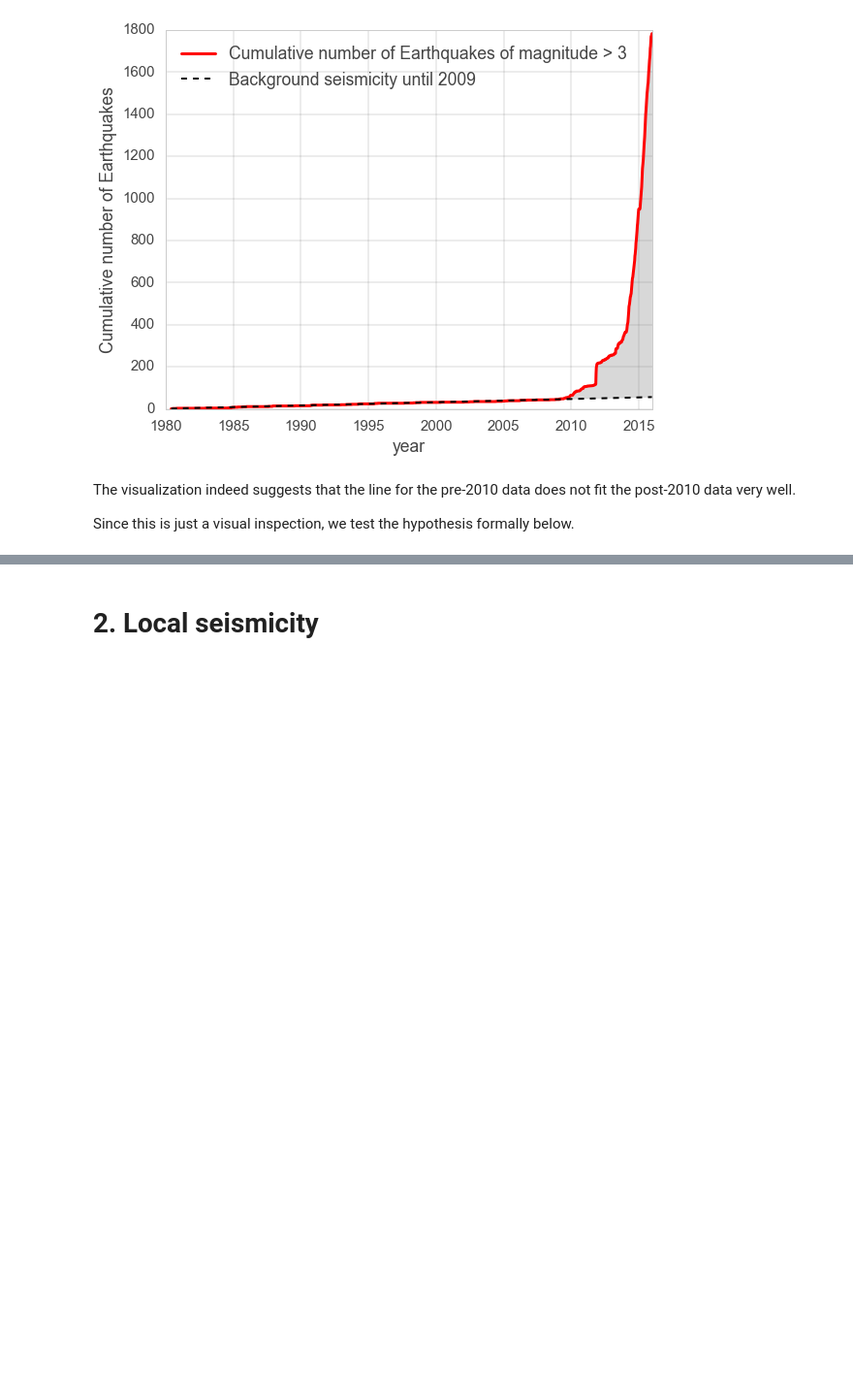
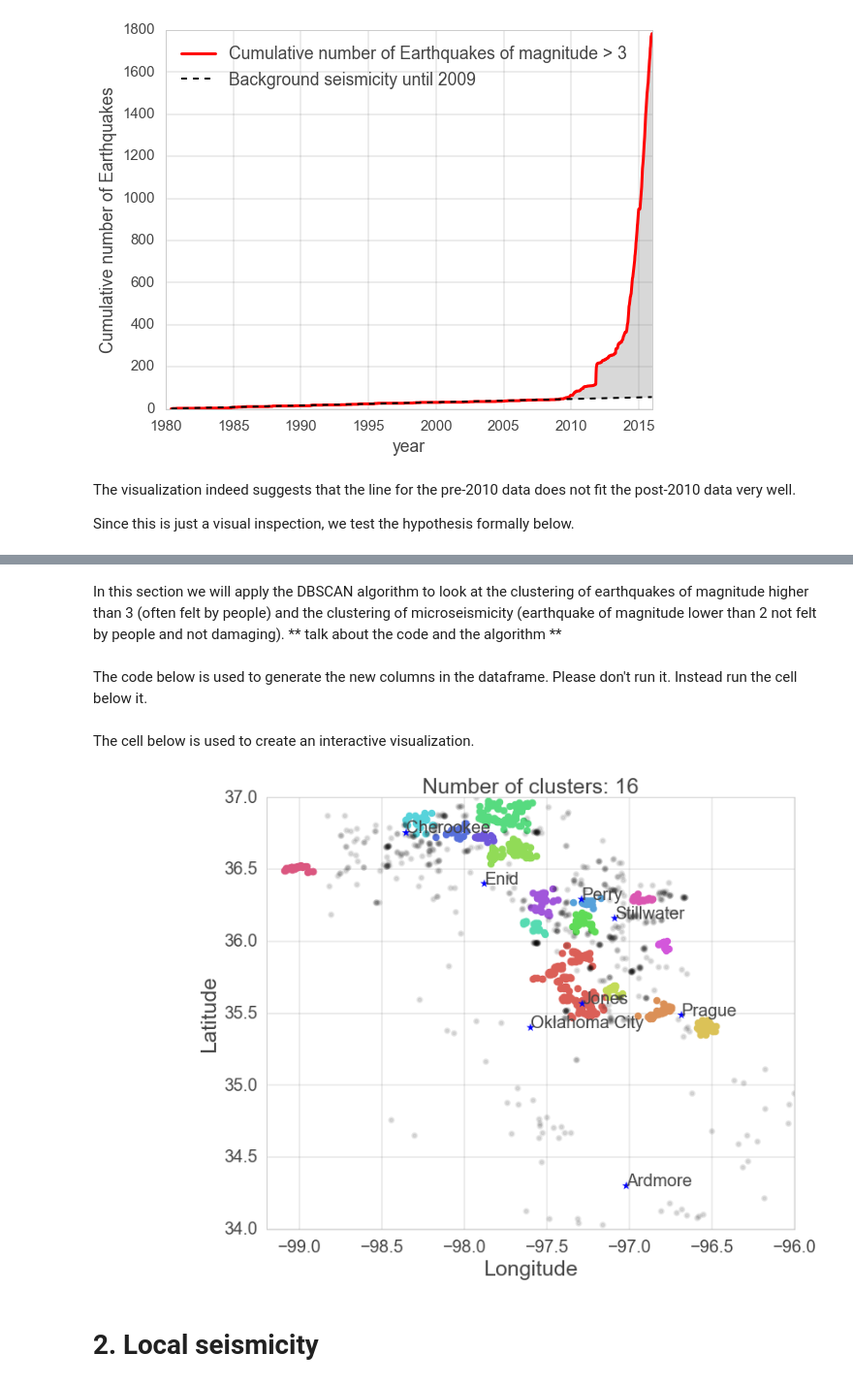
Before and after one commit to tperol/earthquake-clusters, a Jupyter notebook: Final.ipynb, the cells around one changed output, grey strips where cells are left out. Shown at 97% size. Saved outputs shown, nothing was run; the diff lists cells and outputs as text; code cells hidden in the pictures; blank space fills up the shorter version.

Commit message:
added clustering to Final.ipynb

```diff
--- a/Final.ipynb
+++ b/Final.ipynb
@@ -314,0 +317,2 @@ Since this is just a visual inspection, we test the hypothesis formally below.
+# %% [markdown]
+In this section we will apply the DBSCAN algorithm to look at the clustering of earthquakes of magnitude higher than 3 (often felt by people) and the clustering of microseismicity (earthquake of magnitude lower than 2 not felt by people and not damaging). ** talk about the code and the algorithm **
@@ -314,0 +509,2 @@ Since this is just a visual inspection, we test the hypothesis formally below.
+# %% [markdown]
+The code below is used to generate the new columns in the dataframe. Please don't run it. Instead run the cell below it.
@@ -315,3 +527,12 @@ Since this is just a visual inspection, we test the hypothesis formally below.
+# %% [markdown]
+The cell below is used to create an interactive visualization.
+# %%
+eq_df = pd.DataFrame.from_csv('./tempdata/earthquakes_catalog_treated.csv',sep = '|')
+from IPython.html.widgets import interact
+global eq_df
+interact(plot_cluster_M, eps=(5,15,1));
+# %% [output]
+[figure, added]
 # %% [markdown]
 # 2. Local seismicity
 # %% [markdown]
```
Also changed, not shown: parts of 3 cells of this notebook, 1 other file.
